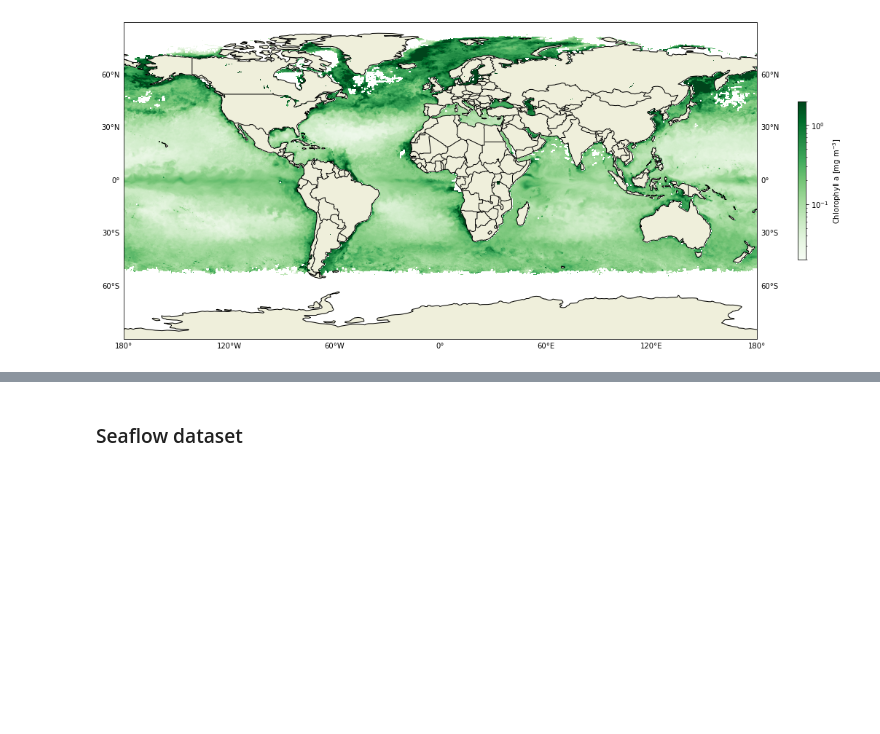
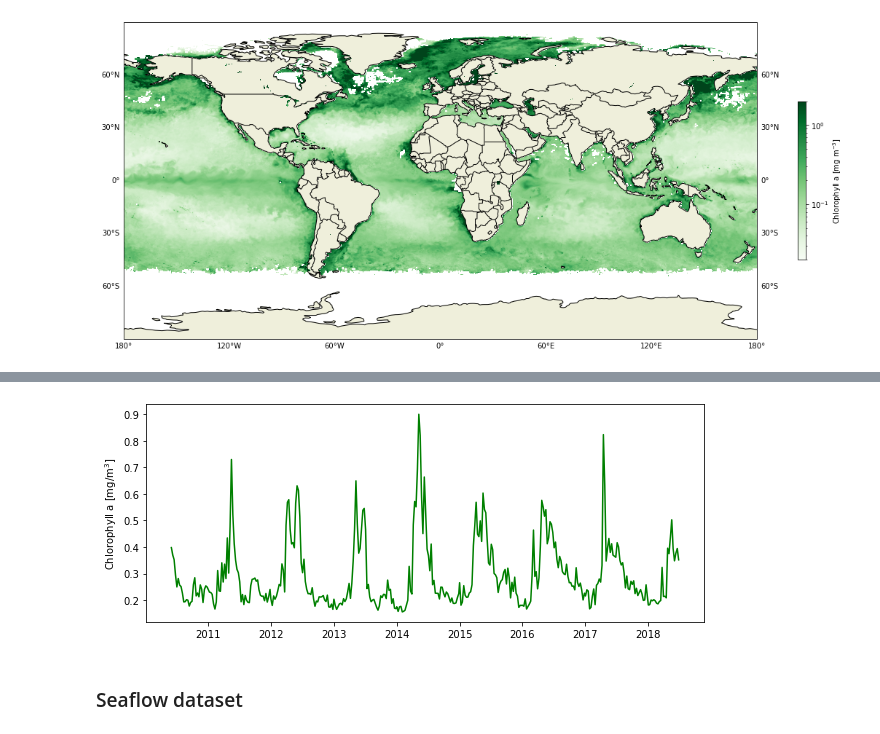
Before and after one commit to gmanuch/DataScienceOceanography, a Jupyter notebook: Tutorials/BO/phyto_tutorial.ipynb, the cells around one changed output, grey strips where cells are left out. Drawn from its saved outputs; the diff is of its cells as text; code cells hidden in the pictures; blank space fills up the shorter version.

Commit message:
added chlorophyll exercise #1 to bio

```diff
--- a/Tutorials/BO/phyto_tutorial.ipynb
+++ b/Tutorials/BO/phyto_tutorial.ipynb
@@ -102,3 +110,22 @@ ax.add_feature(cfeature.BORDERS);
+# %%
+modis_NA=api.query(
+         '''
+         SELECT [time], AVG(lat) AS lat, AVG(lon) AS lon, AVG(chl) AS chl FROM tblCHL_REP
+         WHERE
+         [time] BETWEEN '2010-06-01' AND '2022-10-01' AND
+         lat BETWEEN 40 AND 50 AND
+         lon BETWEEN -40 AND -20
+         GROUP BY [time]
+         ORDER BY [time]
+         '''
+         )
+modis_NA.time=pd.to_datetime(modis_NA.time)
+# %%
+plt.figure(figsize=(10,4))
+plt.plot(modis_NA.time, modis_NA.chl,'g');
+plt.ylabel('Chlorophyll a [mg/m$^3$]');
+# %% [output]
+[figure, added]
 # %% [markdown]
 ### Seaflow dataset
 # %%
```
Also changed, not shown: parts of 6 cells of this notebook, 2 other files.
